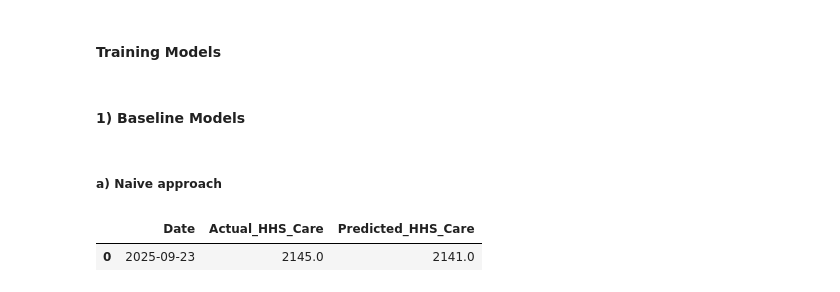
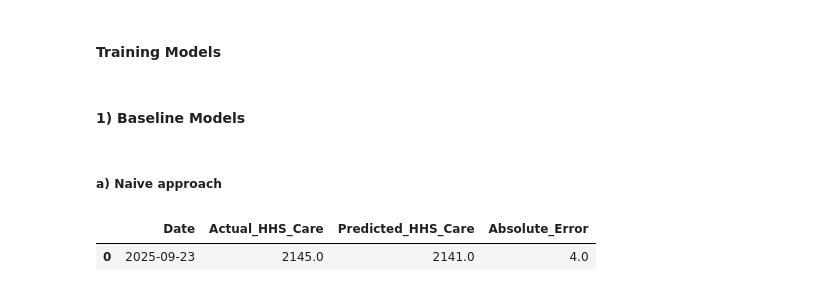
Before and after one commit to amithvardhan99/resume-projects, a Jupyter notebook: Predictive Forecasting of Care Load & Placement Demand/notebook.ipynb, the cells around one changed output. Saved outputs shown, nothing was run; the diff lists cells and outputs as text; code cells hidden in the pictures.

```diff
--- a/Predictive Forecasting of Care Load & Placement Demand/notebook.ipynb
+++ b/Predictive Forecasting of Care Load & Placement Demand/notebook.ipynb
@@ -473,19 +473,32 @@ def retrieve_validation_window(validation_window_1,length_of_window):
 # %% [markdown]
 #####   a) Naive approach
 # %%
-validation_data = retrieve_validation_window(validation_window_1,7)
+validation_data = retrieve_validation_window(validation_window_1,14)
+cols = ["Day "+str(i) for i in range(1,8)]
+rmse_df = pd.DataFrame(columns = ["Fold"]+cols)
+rt = 0
+
 for i in validation_data:
     start_date = i[0]
     # print(i)
     df_train_test = pd.DataFrame(columns=["Date","Actual_HHS_Care","Predicted_HHS_Care"])
 
     hhs_care_predicted_value = df_7[df_7["Date"] == start_date]["HHS_Care_lag_1"].values[0]
 
     df_train_test["Date"] = i
     df_train_test["Actual_HHS_Care"] = df_7[[k in i for k in df_7["Date"]]]["HHS_Care"].values
     df_train_test["Predicted_HHS_Care"] = hhs_care_predicted_value
 
+    df_train_test["Absolute_Error"] = abs(df_train_test["Predicted_HHS_Care"] - df_train_test["Actual_HHS_Care"])
+
+    cols_1 = ["Day "+str(i) for i in range(1,len(i)+1)]
+
+    rmse_df.loc[rt,"Fold"] = (rt + 1)
+    rmse_df.loc[rt,cols_1] = df_train_test["Absolute_Error"].values
+
+    rt += 1
+
 df_train_test
 # %% [output]
-|  | Date | Actual_HHS_Care | Predicted_HHS_Care |
-| 0 | 2025-09-23 | 2145.0 | 2141.0 |
+|  | Date | Actual_HHS_Care | Predicted_HHS_Care | Absolute_Error |
+| 0 | 2025-09-23 | 2145.0 | 2141.0 | 4.0 |
```
Also changed, not shown: parts of 2 cells of this notebook.
